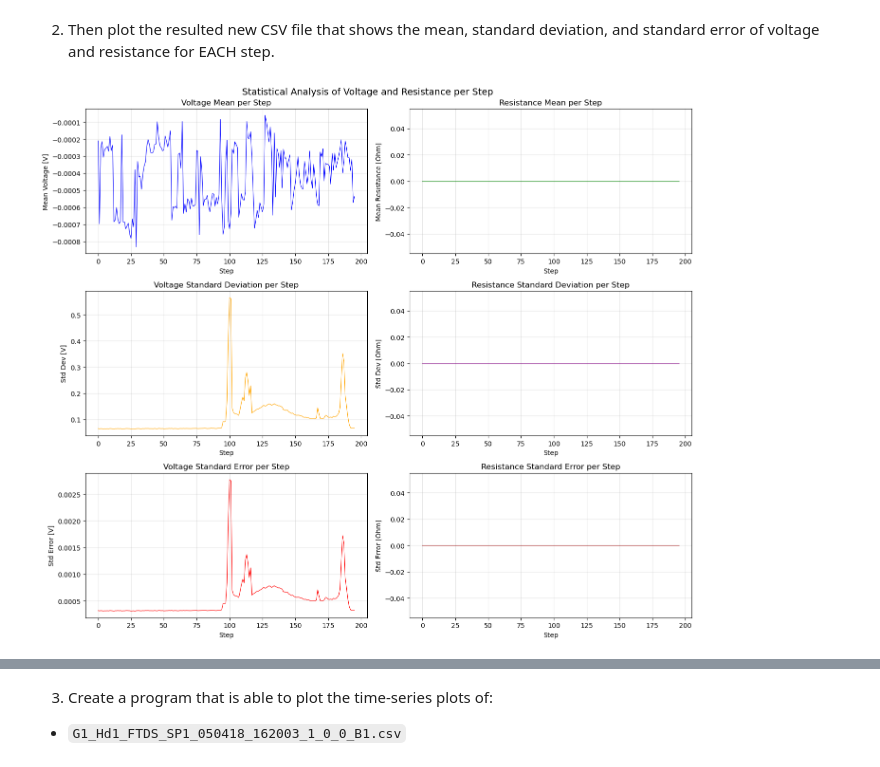
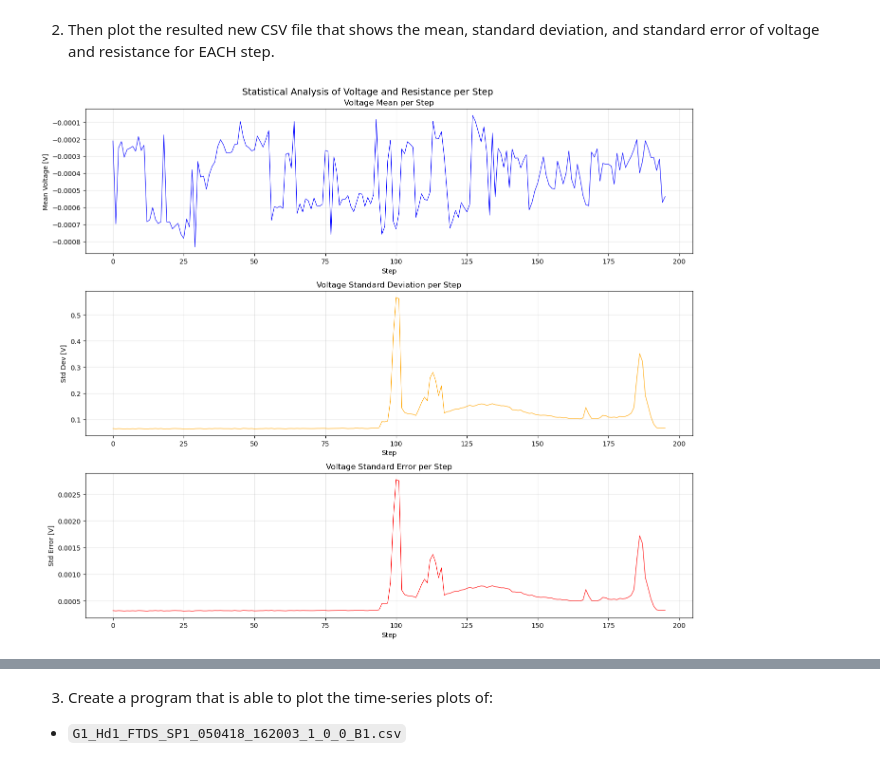
Before and after one commit to leon-pscl/CPE027-pscl, a Jupyter notebook: HOA3/Pascual_HOA3_CPE027_CPE41S2.ipynb, the cells around one changed output, grey strips where cells are left out. Drawn from its saved outputs; the diff is of its cells as text; code cells hidden in the pictures.

```diff
--- a/HOA3/Pascual_HOA3_CPE027_CPE41S2.ipynb
+++ b/HOA3/Pascual_HOA3_CPE027_CPE41S2.ipynb
@@ -93,60 +192,42 @@ Processed 196 steps. Saved to step_statistics.csv
 # %% [markdown]
 2. Then plot the resulted new CSV file that shows the mean, standard deviation, and standard error of voltage and resistance for EACH step.
 # %%
+# Import libraries for data handling and plotting
 import pandas as pd
 import matplotlib.pyplot as plt
 import numpy as np
 
+# Load the previously saved statistics CSV file
 stats_df = pd.read_csv('step_statistics.csv')
 steps = stats_df['Step'].values
 
-fig, axes = plt.subplots(3, 2, figsize=(14, 12))
+# Create a 3x1 grid of subplots to show mean, std dev, and std error for both Voltage and Resistance
+fig, axes = plt.subplots(3, 1, figsize=(14, 12))
 fig.suptitle('Statistical Analysis of Voltage and Resistance per Step', fontsize=14)
 
 # Voltage Mean
-axes[0, 0].plot(steps, stats_df['Voltage_Mean'], color='blue', linewidth=0.8)
-axes[0, 0].set_title('Voltage Mean per Step')
-axes[0, 0].set_xlabel('Step')
-axes[0, 0].set_ylabel('Mean Voltage [V]')
-axes[0, 0].grid(True, alpha=0.3)
+axes[0].plot(steps, stats_df['Voltage_Mean'], color='blue', linewidth=0.8)
+axes[0].set_title('Voltage Mean per Step')
+axes[0].set_xlabel('Step')
+axes[0].set_ylabel('Mean Voltage [V]')
+axes[0].grid(True, alpha=0.3)
 
 # Voltage Std Dev
-axes[1, 0].plot(steps, stats_df['Voltage_Std'], color='orange', linewidth=0.8)
-axes[1, 0].set_title('Voltage Standard Deviation per Step')
-axes[1, 0].set_xlabel('Step')
-axes[1, 0].set_ylabel('Std Dev [V]')
-axes[1, 0].grid(True, alpha=0.3)
+axes[1].plot(steps, stats_df['Voltage_Std'], color='orange', linewidth=0.8)
+axes[1].set_title('Voltage Standard Deviation per Step')
+axes[1].set_xlabel('Step')
+axes[1].set_ylabel('Std Dev [V]')
+axes[1].grid(True, alpha=0.3)
 
 # Voltage Std Error
-axes[2, 0].plot(steps, stats_df['Voltage_StdErr'], color='red', linewidth=0.8)
-axes[2, 0].set_title('Voltage Standard Error per Step')
-axes[2, 0].set_xlabel('Step')
-axes[2, 0].set_ylabel('Std Error [V]')
-axes[2, 0].grid(True, alpha=0.3)
-
-# Resistance Mean
-axes[0, 1].plot(steps, stats_df['Resistance_Mean'], color='green', linewidth=0.8)
-axes[0, 1].set_title('Resistance Mean per Step')
-axes[0, 1].set_xlabel('Step')
-axes[0, 1].set_ylabel('Mean Resistance [Ohm]')
-axes[0, 1].grid(True, alpha=0.3)
-
-# Resistance Std Dev
-axes[1, 1].plot(steps, stats_df['Resistance_Std'], color='purple', linewidth=0.8)
-axes[1, 1].set_title('Resistance Standard Deviation per Step')
-axes[1, 1].set_xlabel('Step')
-axes[1, 1].set_ylabel('Std Dev [Ohm]')
-axes[1, 1].grid(True, alpha=0.3)
-
-# Resistance Std Error
-axes[2, 1].plot(steps, stats_df['Resistance_StdErr'], color='brown', linewidth=0.8)
-axes[2, 1].set_title('Resistance Standard Error per Step')
-axes[2, 1].set_xlabel('Step')
-axes[2, 1].set_ylabel('Std Error [Ohm]')
-axes[2, 1].grid(True, alpha=0.3)
+axes[2].plot(steps, stats_df['Voltage_StdErr'], color='red', linewidth=0.8)
+axes[2].set_title('Voltage Standard Error per Step')
+axes[2].set_xlabel('Step')
+axes[2].set_ylabel('Std Error [V]')
+axes[2].grid(True, alpha=0.3)
 
 plt.tight_layout()
-plt.savefig('step_statistics_plot.png', dpi=150, bbox_inches='tight')
+plt.savefig('step_statistics_voltage_plot.png', dpi=150, bbox_inches='tight')
 plt.show()
 # %% [output]
-[figure, old version]
+[figure, new version]
```
Also changed, not shown: parts of 27 cells of this notebook, 8 other files.
